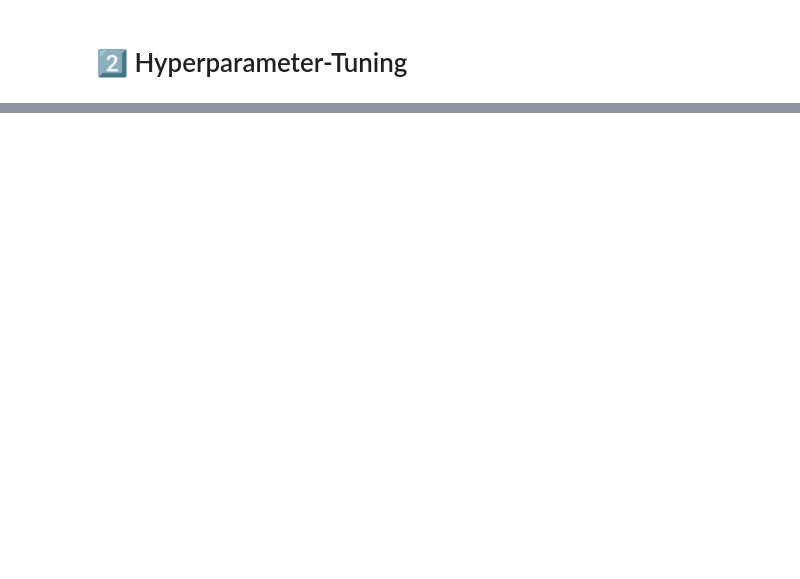
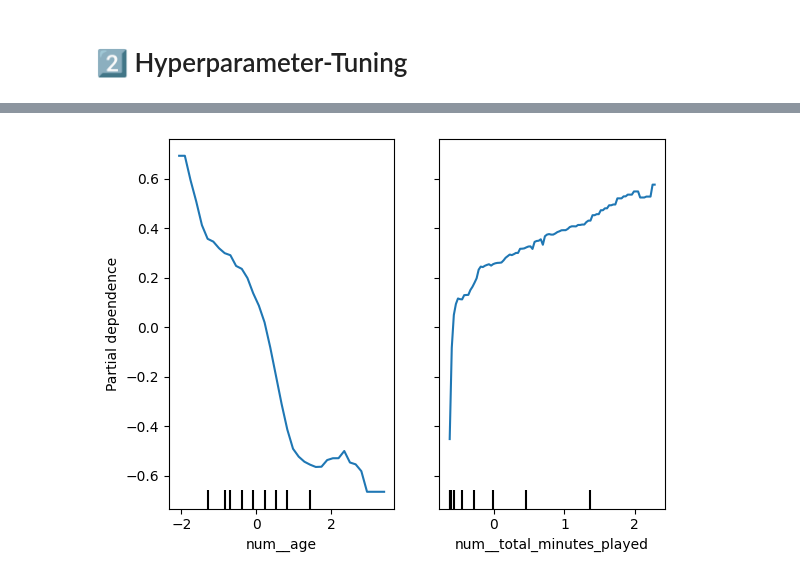
Before and after one commit to Tooonni/ADSC21, a Jupyter notebook: notebooks/05_Modelling.ipynb, the cells around one changed output, grey strips where cells are left out. Cells and saved outputs as stored; diff of their text form; code cells hidden in the pictures; blank space fills up the shorter version.

```diff
--- a/notebooks/05_Modelling.ipynb
+++ b/notebooks/05_Modelling.ipynb
@@ -148,0 +204,16 @@ HistGB (strong) — Test R²:   0.7676
+# %%
+from sklearn.inspection import PartialDependenceDisplay
+
+top_features = feat_imp.index[:2]
+feature_idx = [list(feature_names).index(name) for name in top_features]
+
+PartialDependenceDisplay.from_estimator(
+    model,
+    X_test_enc,
+    features=feature_idx,
+    feature_names=feature_names,
+    kind="average",
+)
+plt.show()
+# %% [output]
+[figure, added]
```
Also changed, not shown: parts of 20 cells of this notebook, 1 other file.
